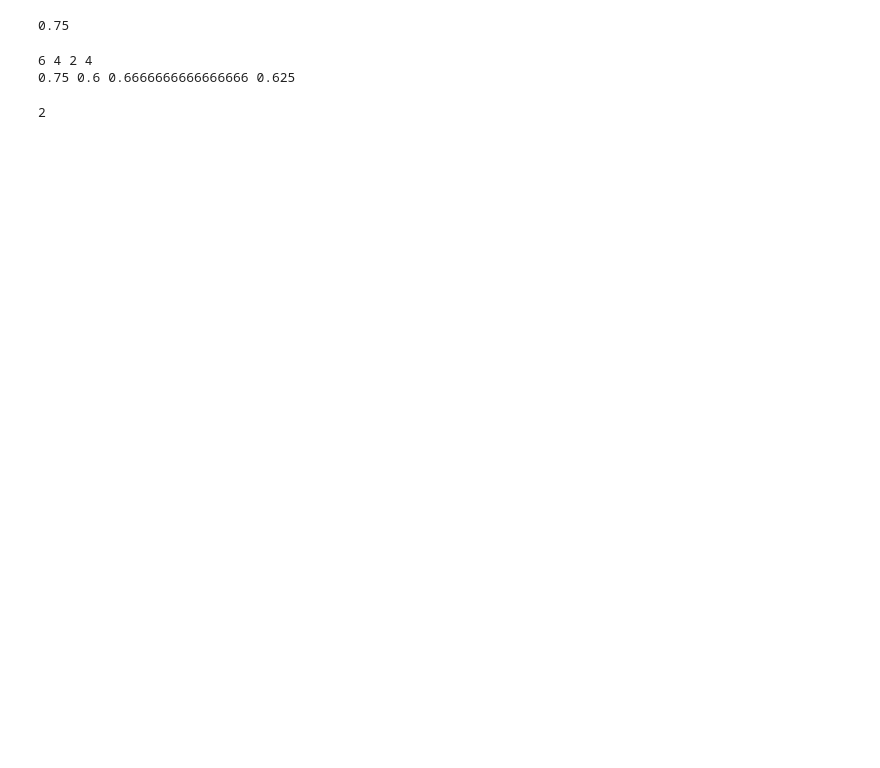
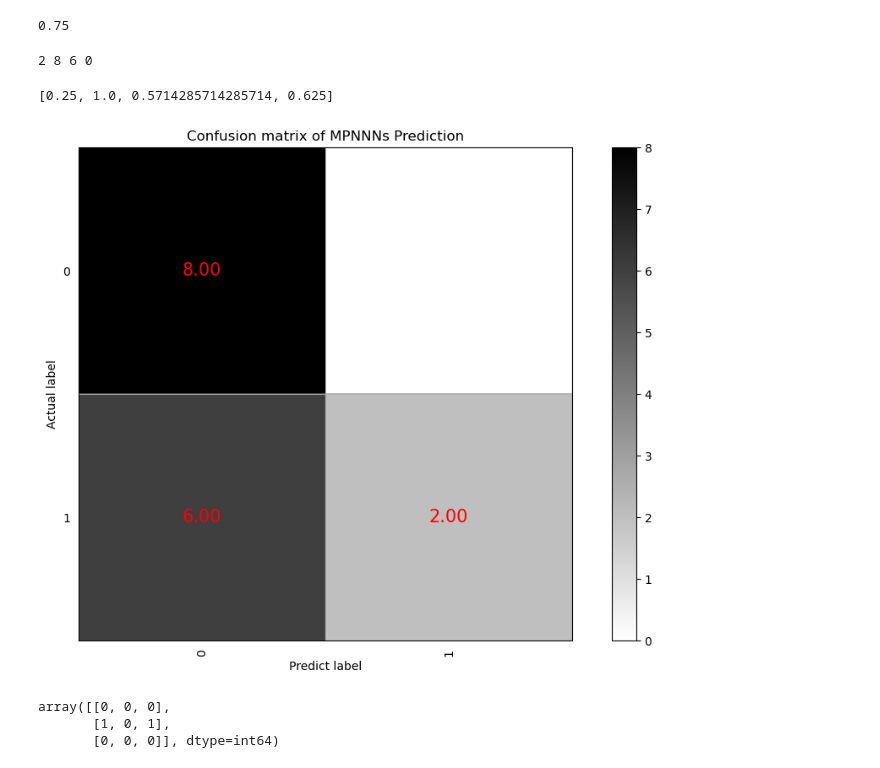
Before and after one commit to brlinbiu/stress-detector, a Jupyter notebook: pytorch_nn_train.ipynb, the cells around one changed output. Saved outputs shown, nothing was run; the diff lists cells and outputs as text; code cells hidden in the pictures; blank space fills up the shorter version.

Commit message:
more plot

```diff
--- a/pytorch_nn_train.ipynb
+++ b/pytorch_nn_train.ipynb
@@ -213,23 +196,21 @@ TP = 0
 TN = 0
 FP = 0
 FN = 0
-result = []
+eval_1 = []
 for i in range(len(test_lable)):
+    if(test_lable[i] == 1 and predict_for_sum[i] == test_lable[i]):
+        TP += 1
     if(test_lable[i] == 0 and predict_for_sum[i] == test_lable[i]):
-        TP += 1
-    if(test_lable[i] == 1 and predict_for_sum[i] == test_lable[i]):
         TN += 1
+    if(test_lable[i] == 1 and predict_for_sum[i] != test_lable[i]):
+        FP += 1
     if(test_lable[i] == 0 and predict_for_sum[i] != test_lable[i]):
-        FP += 1
-    if(test_lable[i] == 1 and predict_for_sum[i] != test_lable[i]):
         FN += 1
 print(TP, TN, FP, FN)
-result.extend(TP/(TP+FP), TP/(TP+FN), TN/(TN+FP), (TP+TN)/(TN+FN+TP+FP))
-print(, , )
+eval_1.extend([TP/(TP+FP), TP/(TP+FN), TN/(TN+FP), (TP+TN)/(TN+FN+TP+FP)])
 # %% [output]
-6 4 2 4
-0.75 0.6 0.6666666666666666 0.625
+2 8 6 0
-# %%
-FP
-# %% [output]
-2
+# %%
+eval_1
+# %% [output]
+[0.25, 1.0, 0.5714285714285714, 0.625]
@@ -235,0 +228,13 @@ FP
+# %%
+import confusion_matrix_demo as con
+from sklearn.metrics import confusion_matrix
+cm = confusion_matrix(test_lable, predict_for_sum)
+con.plot_confusion_matrix(cm, 'confusion_matrix_mbpnn.png',  classes=['0', '1'], title='Confusion matrix of MPNNNs Prediction')
+# %% [output]
+[figure, added]
+# %%
+cm
+# %% [output]
+array([[0, 0, 0],
+       [1, 0, 1],
+       [0, 0, 0]], dtype=int64)
```
Also changed, not shown: parts of 5 cells of this notebook, 7 other files.
